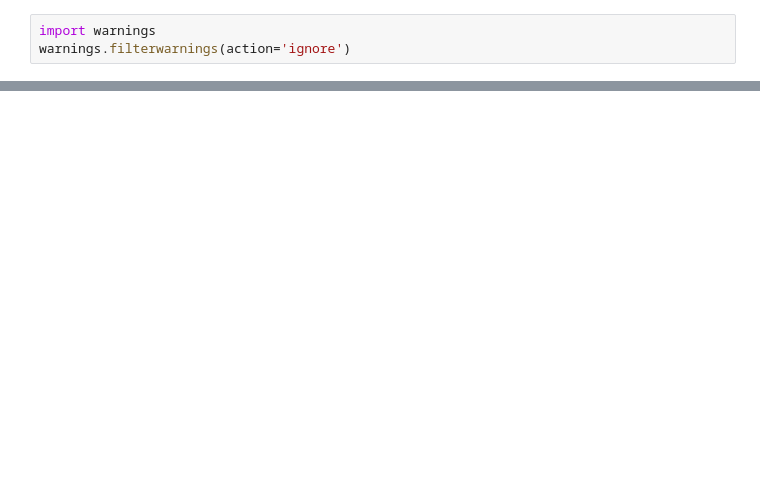
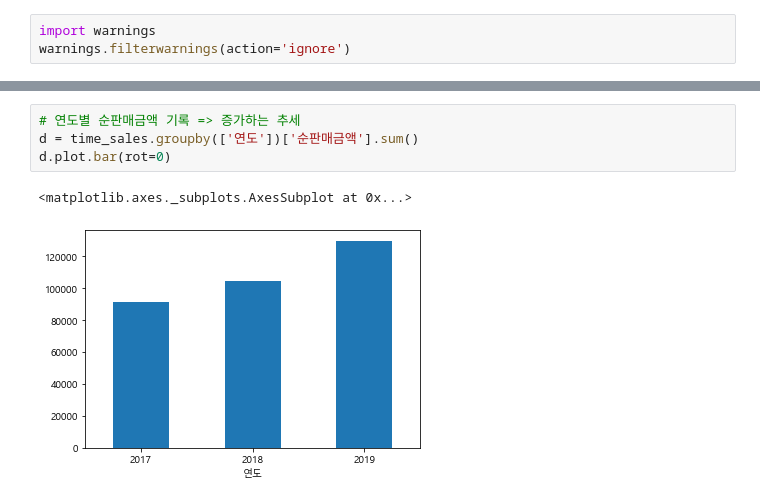
Before and after one commit to young-hun-jo/KaggleStruggle, a Jupyter notebook: Retail_sales/retail_sales_analysis.ipynb, the cells around one changed output, grey strips where cells are left out. Saved outputs shown, nothing was run; the diff lists cells and outputs as text; blank space fills up the shorter version.

```diff
--- a/Retail_sales/retail_sales_analysis.ipynb
+++ b/Retail_sales/retail_sales_analysis.ipynb
@@ -235,0 +267,7 @@ df
+# %%
+# 연도별 순판매금액 기록 => 증가하는 추세
+d = time_sales.groupby(['연도'])['순판매금액'].sum()
+d.plot.bar(rot=0)
+# %% [output]
+<matplotlib.axes._subplots.AxesSubplot at 0x...>
+[figure, added]
```
Also changed, not shown: parts of 9 cells of this notebook.
